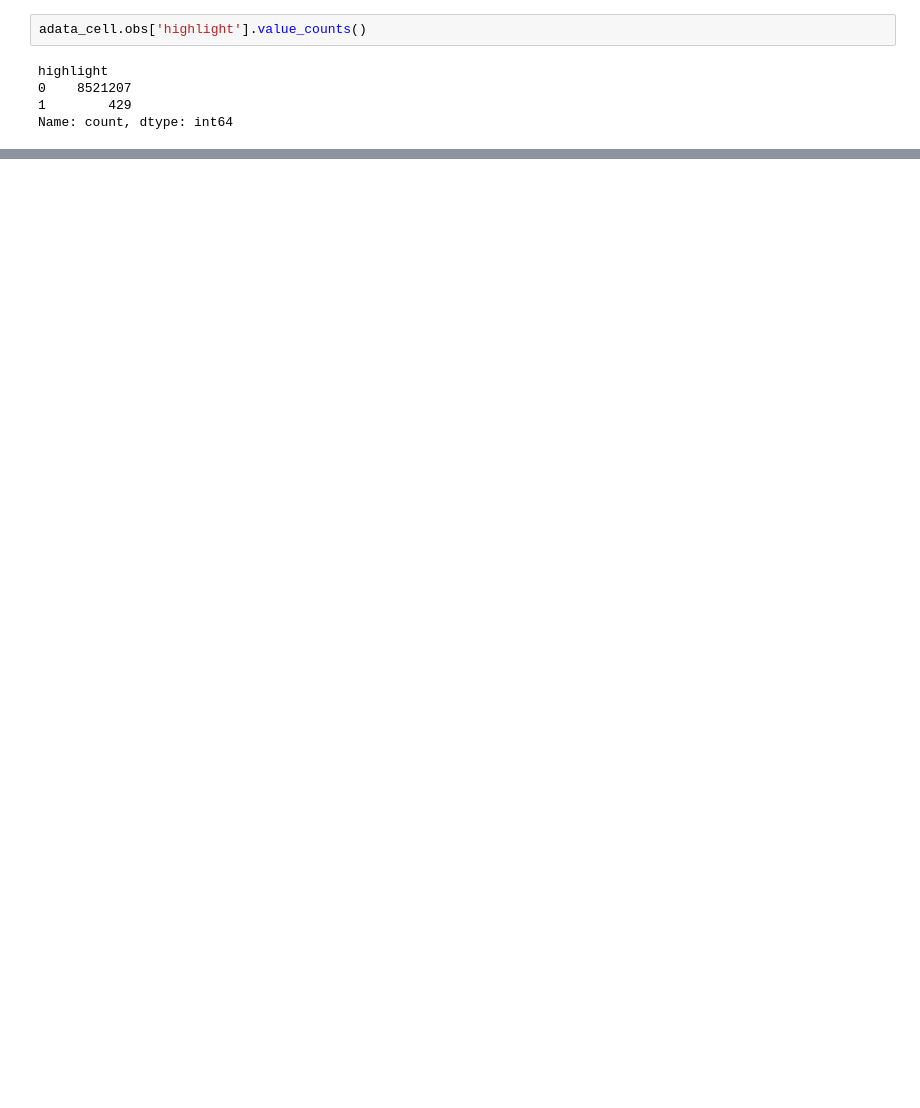
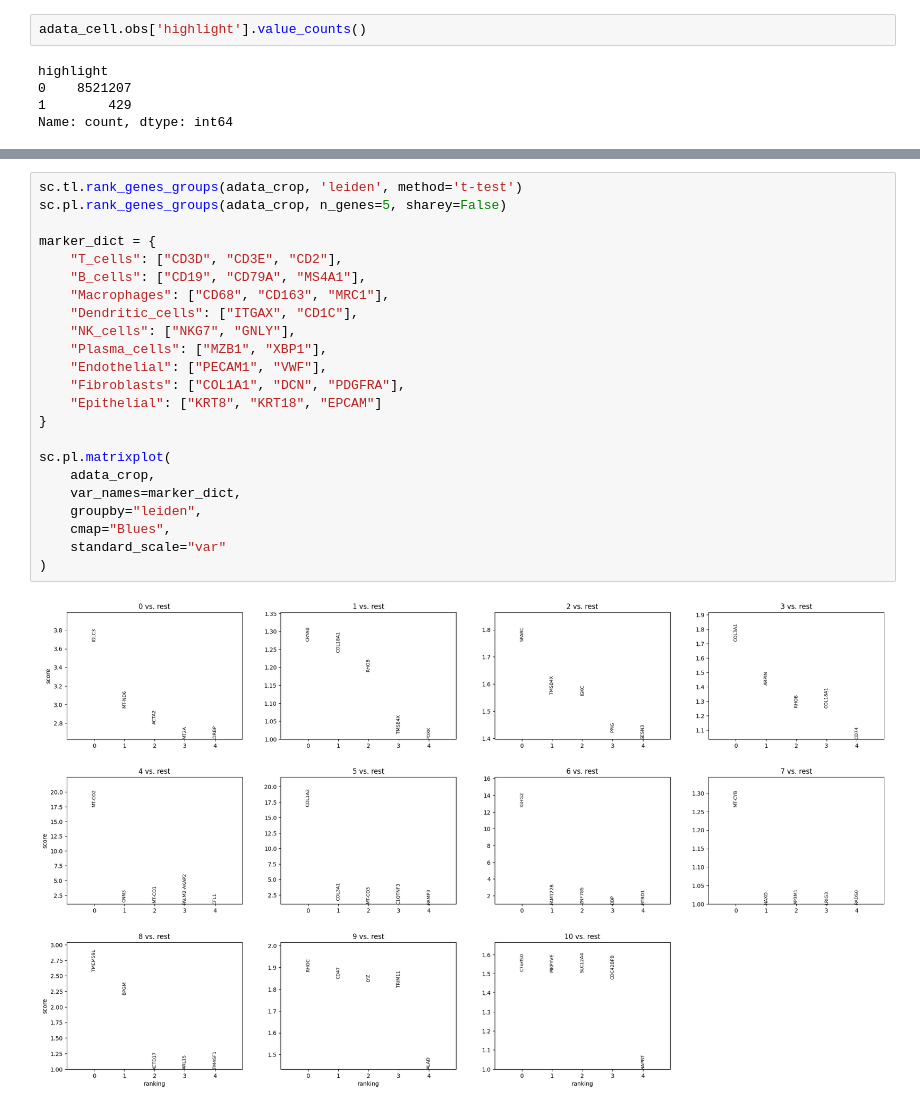
Before and after one commit to InforBio/IMMUNEX, a Jupyter notebook: notebooks/3. comparative analaysis of segmented samples/1. compare samples (bins) .ipynb, the cells around one changed output, grey strips where cells are left out. Drawn from its saved outputs; the diff is of its cells as text; blank space fills up the shorter version.

```diff
--- a/notebooks/3. comparative analaysis of segmented samples/1. compare samples (bins) .ipynb
+++ b/notebooks/3. comparative analaysis of segmented samples/1. compare samples (bins) .ipynb
@@ -695,0 +767,25 @@ sample_id
+# %%
+sc.tl.rank_genes_groups(adata_crop, 'leiden', method='t-test')
+sc.pl.rank_genes_groups(adata_crop, n_genes=5, sharey=False)
+
+marker_dict = {
+    "T_cells": ["CD3D", "CD3E", "CD2"],
+    "B_cells": ["CD19", "CD79A", "MS4A1"],
+    "Macrophages": ["CD68", "CD163", "MRC1"],
+    "Dendritic_cells": ["ITGAX", "CD1C"],
+    "NK_cells": ["NKG7", "GNLY"],
+    "Plasma_cells": ["MZB1", "XBP1"],
+    "Endothelial": ["PECAM1", "VWF"],
+    "Fibroblasts": ["COL1A1", "DCN", "PDGFRA"],
+    "Epithelial": ["KRT8", "KRT18", "EPCAM"]
+}
+
+sc.pl.matrixplot(
+    adata_crop,
+    var_names=marker_dict,
+    groupby="leiden",
+    cmap="Blues",
+    standard_scale="var"
+)
+# %% [output]
+[figure, added]
```
Also changed, not shown: parts of 35 cells of this notebook, 4 other files.
